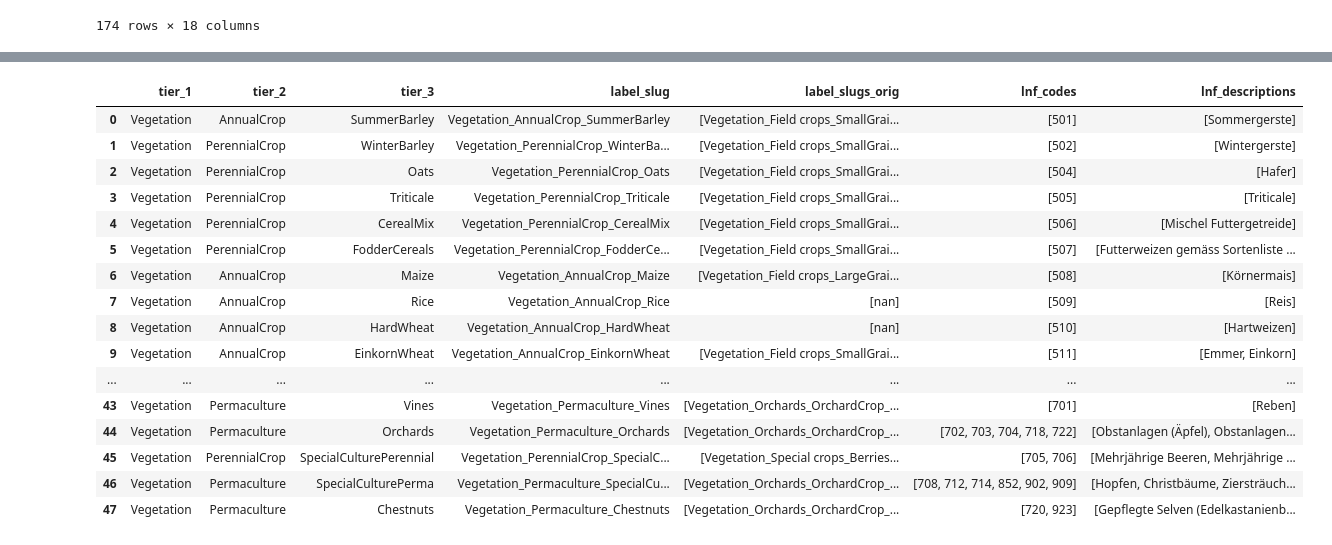
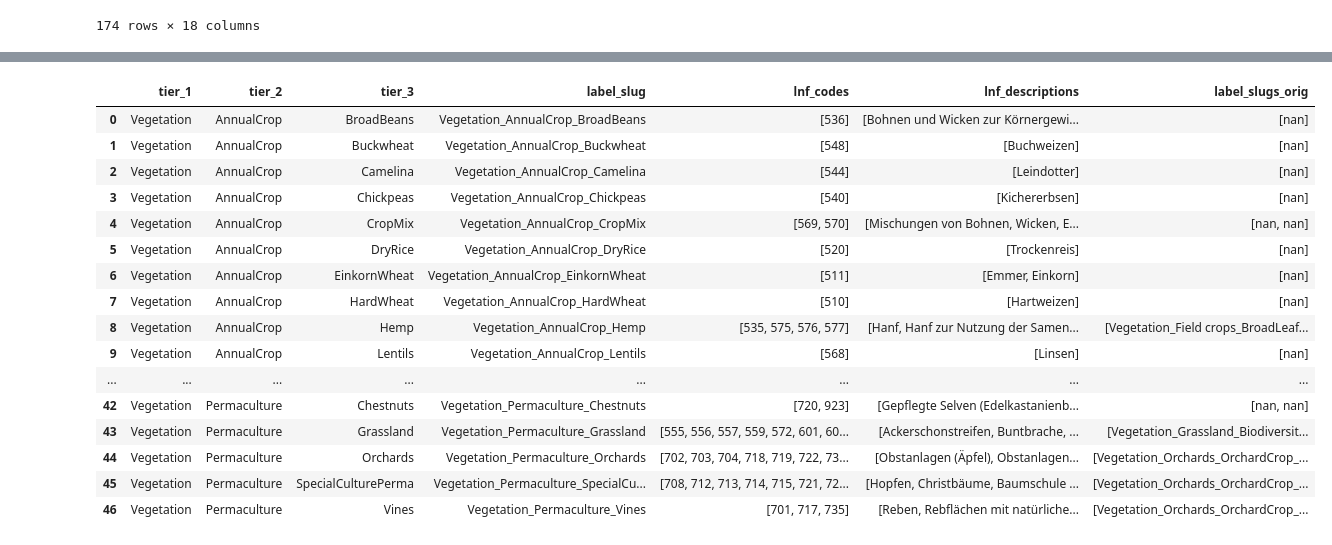
Before and after one commit to Satellite-Based-Crop-Classification/messis, a Jupyter notebook: archive/explore_züri_crop.ipynb, the cells around one changed output, grey strips where cells are left out. Drawn from its saved outputs; the diff is of its cells as text; code cells hidden in the pictures.

Commit message:
produce correct seasonality hierarchy, simplify

```diff
--- a/archive/explore_züri_crop.ipynb
+++ b/archive/explore_züri_crop.ipynb
@@ -1135,6 +1135,8 @@ new_label_hierarchy['label_slug_new'] = new_label_hierarchy['1st_tier_ENG'] + '_
 
 new_label_hierarchy['label_slug'] = new_label_hierarchy['label_slug'].astype(str)
 new_label_hierarchy['label_slug_new'] = new_label_hierarchy['label_slug_new'].astype(str)
+
+new_label_hierarchy.replace('nan', np.nan, inplace=True)
 
 # rename the column LNF_Code to lnf_code
 new_label_hierarchy = new_label_hierarchy.rename(columns={
@@ -1313,29 +1165,38 @@ new_label_hierarchy_clean['lnf_descriptions'] = new_label_hierarchy_clean['consi
-# %%
-# Create a clean version of the seasonality based label hierarchy, in the same format as the original label hierarchy
-label_hierarchy_seasonality = new_label_hierarchy_clean[['tier_1', 'tier_2', 'tier_3', 'pixel_count', 'label_slug_new', 'considered_label_slugs_orig', 'considered_lnf_codes', 'lnf_descriptions']]
-label_hierarchy_seasonality = label_hierarchy_seasonality.rename(columns={
-    'considered_lnf_codes': 'lnf_codes',
-    'label_slug_new': 'label_slug',
-    'considered_label_slugs_orig': 'label_slugs_orig'
-})
-label_hierarchy_seasonality = label_hierarchy_seasonality.drop(columns=['pixel_count'])
-label_hierarchy_seasonality.to_csv("labels_hierarchy_seasonality.csv", index=False)
-label_hierarchy_seasonality
-# %% [output]
-|  | tier_1 | tier_2 | tier_3 | label_slug | label_slugs_orig | lnf_codes | lnf_descriptions |
-| 0 | Vegetation | AnnualCrop | SummerBarley | Vegetation_AnnualCrop_SummerBarley | [Vegetation_Field crops_SmallGrai... | [501] | [Sommergerste] |
-| 1 | Vegetation | PerennialCrop | WinterBarley | Vegetation_PerennialCrop_WinterBa... | [Vegetation_Field crops_SmallGrai... | [502] | [Wintergerste] |
-| 2 | Vegetation | PerennialCrop | Oats | Vegetation_PerennialCrop_Oats | [Vegetation_Field crops_SmallGrai... | [504] | [Hafer] |
-| 3 | Vegetation | PerennialCrop | Triticale | Vegetation_PerennialCrop_Triticale | [Vegetation_Field crops_SmallGrai... | [505] | [Triticale] |
-| 4 | Vegetation | PerennialCrop | CerealMix | Vegetation_PerennialCrop_CerealMix | [Vegetation_Field crops_SmallGrai... | [506] | [Mischel Futtergetreide] |
-| 5 | Vegetation | PerennialCrop | FodderCereals | Vegetation_PerennialCrop_FodderCe... | [Vegetation_Field crops_SmallGrai... | [507] | [Futterweizen gemäss Sortenliste ... |
-| 6 | Vegetation | AnnualCrop | Maize | Vegetation_AnnualCrop_Maize | [Vegetation_Field crops_LargeGrai... | [508] | [Körnermais] |
-| 7 | Vegetation | AnnualCrop | Rice | Vegetation_AnnualCrop_Rice | [nan] | [509] | [Reis] |
-| 8 | Vegetation | AnnualCrop | HardWheat | Vegetation_AnnualCrop_HardWheat | [nan] | [510] | [Hartweizen] |
-| 9 | Vegetation | AnnualCrop | EinkornWheat | Vegetation_AnnualCrop_EinkornWheat | [Vegetation_Field crops_SmallGrai... | [511] | [Emmer, Einkorn] |
-| ... | ... | ... | ... | ... | ... | ... | ... |
-| 43 | Vegetation | Permaculture | Vines | Vegetation_Permaculture_Vines | [Vegetation_Orchards_OrchardCrop_... | [701] | [Reben] |
-| 44 | Vegetation | Permaculture | Orchards | Vegetation_Permaculture_Orchards | [Vegetation_Orchards_OrchardCrop_... | [702, 703, 704, 718, 722] | [Obstanlagen (Äpfel), Obstanlagen... |
-| 45 | Vegetation | PerennialCrop | SpecialCulturePerennial | Vegetation_PerennialCrop_SpecialC... | [Vegetation_Special crops_Berries... | [705, 706] | [Mehrjährige Beeren, Mehrjährige ... |
-| 46 | Vegetation | Permaculture | SpecialCulturePerma | Vegetation_Permaculture_SpecialCu... | [Vegetation_Orchards_OrchardCrop_... | [708, 712, 714, 852, 902, 909] | [Hopfen, Christbäume, Ziersträuch... |
-| 47 | Vegetation | Permaculture | Chestnuts | Vegetation_Permaculture_Chestnuts | [Vegetation_Orchards_OrchardCrop_... | [720, 923] | [Gepflegte Selven (Edelkastanienb... |
+# %%
+seasonality_hierarchy = new_label_hierarchy.copy()
+
+seasonality_hierarchy = seasonality_hierarchy.groupby('label_slug_new').agg({
+    'lnf_code': lambda x: list(x),
+    'Nutzung_DE': lambda x: list(x),
+    'label_slug': lambda x: list(x)
+}).reset_index()
+
+seasonality_hierarchy.rename(columns={'lnf_code': 'lnf_codes', 'label_slug': 'label_slugs_orig', 'Nutzung_DE': 'lnf_descriptions'}, inplace=True)
+seasonality_hierarchy.rename(columns={'label_slug_new': 'label_slug'}, inplace=True)
+
+seasonality_hierarchy[['tier_1', 'tier_2', 'tier_3']] = seasonality_hierarchy['label_slug'].str.split('_', expand=True)
+
+# reorder to tier_1,tier_2,tier_3,label_slug,label_slugs_orig,lnf_codes,lnf_descriptions
+seasonality_hierarchy = seasonality_hierarchy[['tier_1', 'tier_2', 'tier_3', 'label_slug', 'lnf_codes', 'lnf_descriptions', 'label_slugs_orig']]
+
+# save to csv
+seasonality_hierarchy.to_csv("labels_hierarchy_seasonality.csv", index=False)
+seasonality_hierarchy
+# %% [output]
+|  | tier_1 | tier_2 | tier_3 | label_slug | lnf_codes | lnf_descriptions | label_slugs_orig |
+| 0 | Vegetation | AnnualCrop | BroadBeans | Vegetation_AnnualCrop_BroadBeans | [536] | [Bohnen und Wicken zur Körnergewi... | [nan] |
+| 1 | Vegetation | AnnualCrop | Buckwheat | Vegetation_AnnualCrop_Buckwheat | [548] | [Buchweizen] | [nan] |
+| 2 | Vegetation | AnnualCrop | Camelina | Vegetation_AnnualCrop_Camelina | [544] | [Leindotter] | [nan] |
+| 3 | Vegetation | AnnualCrop | Chickpeas | Vegetation_AnnualCrop_Chickpeas | [540] | [Kichererbsen] | [nan] |
+| 4 | Vegetation | AnnualCrop | CropMix | Vegetation_AnnualCrop_CropMix | [569, 570] | [Mischungen von Bohnen, Wicken, E... | [nan, nan] |
+| 5 | Vegetation | AnnualCrop | DryRice | Vegetation_AnnualCrop_DryRice | [520] | [Trockenreis] | [nan] |
+| 6 | Vegetation | AnnualCrop | EinkornWheat | Vegetation_AnnualCrop_EinkornWheat | [511] | [Emmer, Einkorn] | [nan] |
+| 7 | Vegetation | AnnualCrop | HardWheat | Vegetation_AnnualCrop_HardWheat | [510] | [Hartweizen] | [nan] |
+| 8 | Vegetation | AnnualCrop | Hemp | Vegetation_AnnualCrop_Hemp | [535, 575, 576, 577] | [Hanf, Hanf zur Nutzung der Samen... | [Vegetation_Field crops_BroadLeaf... |
+| 9 | Vegetation | AnnualCrop | Lentils | Vegetation_AnnualCrop_Lentils | [568] | [Linsen] | [nan] |
+| ... | ... | ... | ... | ... | ... | ... | ... |
+| 42 | Vegetation | Permaculture | Chestnuts | Vegetation_Permaculture_Chestnuts | [720, 923] | [Gepflegte Selven (Edelkastanienb... | [nan, nan] |
+| 43 | Vegetation | Permaculture | Grassland | Vegetation_Permaculture_Grassland | [555, 556, 557, 559, 572, 601, 60... | [Ackerschonstreifen, Buntbrache, ... | [Vegetation_Grassland_Biodiversit... |
+| 44 | Vegetation | Permaculture | Orchards | Vegetation_Permaculture_Orchards | [702, 703, 704, 718, 719, 722, 73... | [Obstanlagen (Äpfel), Obstanlagen... | [Vegetation_Orchards_OrchardCrop_... |
+| 45 | Vegetation | Permaculture | SpecialCulturePerma | Vegetation_Permaculture_SpecialCu... | [708, 712, 713, 714, 715, 721, 72... | [Hopfen, Christbäume, Baumschule ... | [Vegetation_Orchards_OrchardCrop_... |
+| 46 | Vegetation | Permaculture | Vines | Vegetation_Permaculture_Vines | [701, 717, 735] | [Reben, Rebflächen mit natürliche... | [Vegetation_Orchards_OrchardCrop_... |
```
Also changed, not shown: parts of 9 cells of this notebook, 2 other files.
